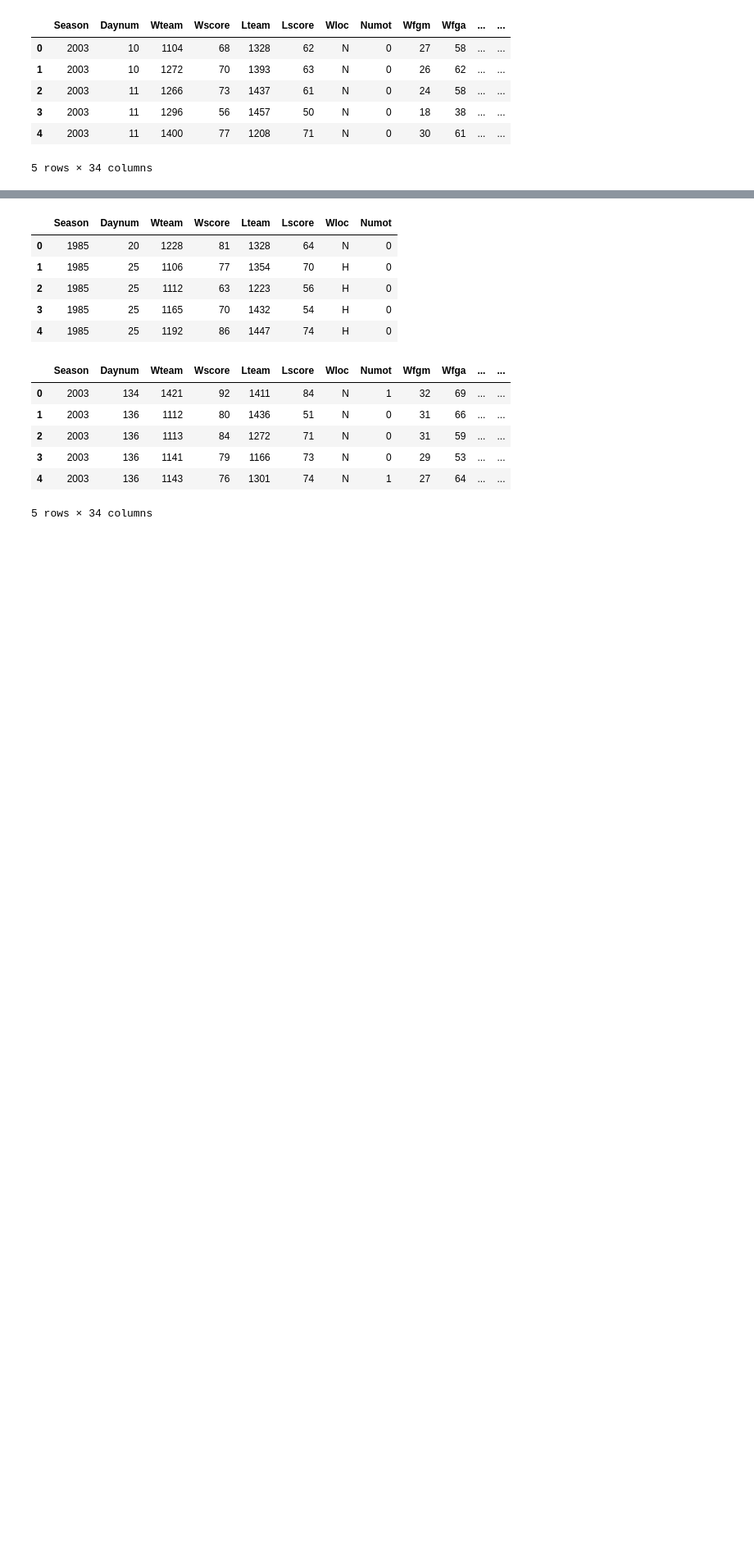
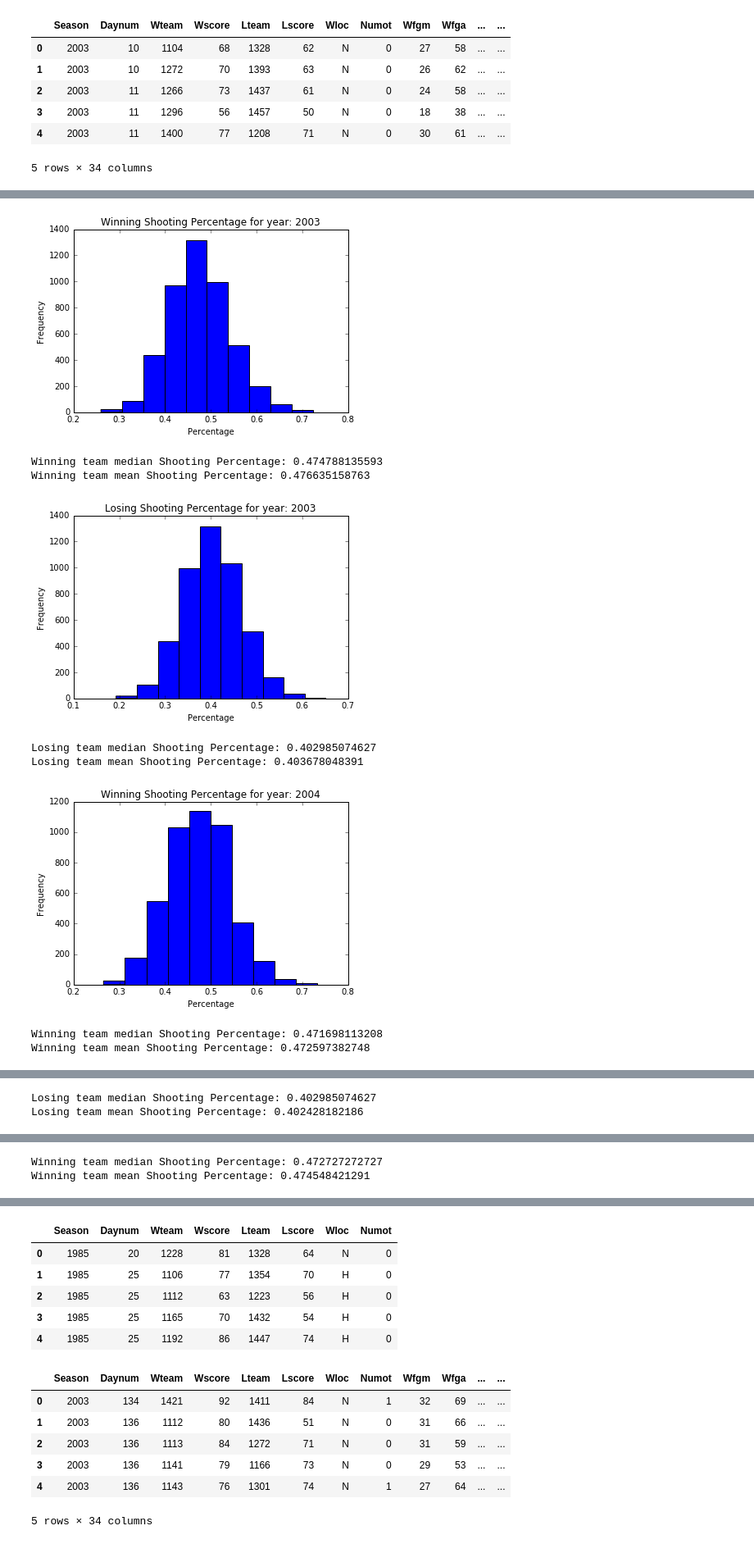
Before and after one commit to nishkakar/MarchMadness, a Jupyter notebook: data_driven_march_madness_kakar_venuti_moscoso_devuono.ipynb, the cells around one changed output, grey strips where cells are left out. Shown at 82% size. Saved outputs shown, nothing was run; the diff lists cells and outputs as text; code cells hidden in the pictures; blank space fills up the shorter version.

```diff
--- a/data_driven_march_madness_kakar_venuti_moscoso_devuono.ipynb
+++ b/data_driven_march_madness_kakar_venuti_moscoso_devuono.ipynb
@@ -50,0 +123,41 @@ seasons_results_detailed_df.head()
+# %%
+#print seasons_results_detailed_df
+for year in years:
+
+    cut_year = seasons_results_detailed_df[seasons_results_detailed_df['Season'] == year]
+
+    win_fg = cut_year['Wfgm']
+    win_figa = cut_year['Wfga']
+
+    los_fg = cut_year['Lfgm']
+    los_figa = cut_year['Lfga']
+
+    X_win = win_fg.div(win_figa)
+    X_loss = los_fg.div(los_figa)
+
+    plt.hist(X_win)
+    plt.title("Winning Shooting Percentage for year: %s" %year)
+    plt.xlabel("Percentage")
+    plt.ylabel("Frequency")
+    plt.show()
+    print 'Winning team median Shooting Percentage:', X_win.median()
+    print 'Winning team mean Shooting Percentage:', X_win.mean()
+
+    plt.hist(X_loss)
+    plt.title("Losing Shooting Percentage for year: %s" %year)
+    plt.xlabel("Percentage")
+    plt.ylabel("Frequency")
+    plt.show()
+
+    print 'Losing team median Shooting Percentage:', X_loss.median()
+    print 'Losing team mean Shooting Percentage:', X_loss.mean()
+# %% [output]
+[figure, added]
+Winning team median Shooting Percentage: 0.474788135593
+Winning team mean Shooting Percentage: 0.476635158763
+[figure, added]
+Losing team median Shooting Percentage: 0.402985074627
+Losing team mean Shooting Percentage: 0.403678048391
+[figure, added]
+Winning team median Shooting Percentage: 0.471698113208
+Winning team mean Shooting Percentage: 0.472597382748
@@ -50,0 +165,2 @@ seasons_results_detailed_df.head()
+Losing team median Shooting Percentage: 0.402985074627
+Losing team mean Shooting Percentage: 0.402428182186
@@ -50,0 +168,2 @@ seasons_results_detailed_df.head()
+Winning team median Shooting Percentage: 0.472727272727
+Winning team mean Shooting Percentage: 0.474548421291
```
Also changed, not shown: parts of 5 cells of this notebook.
